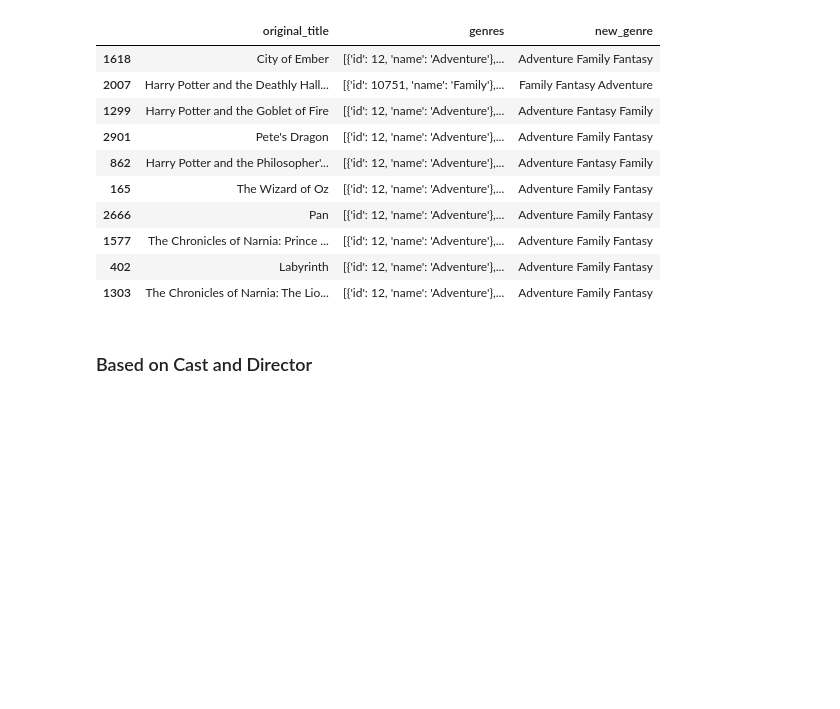
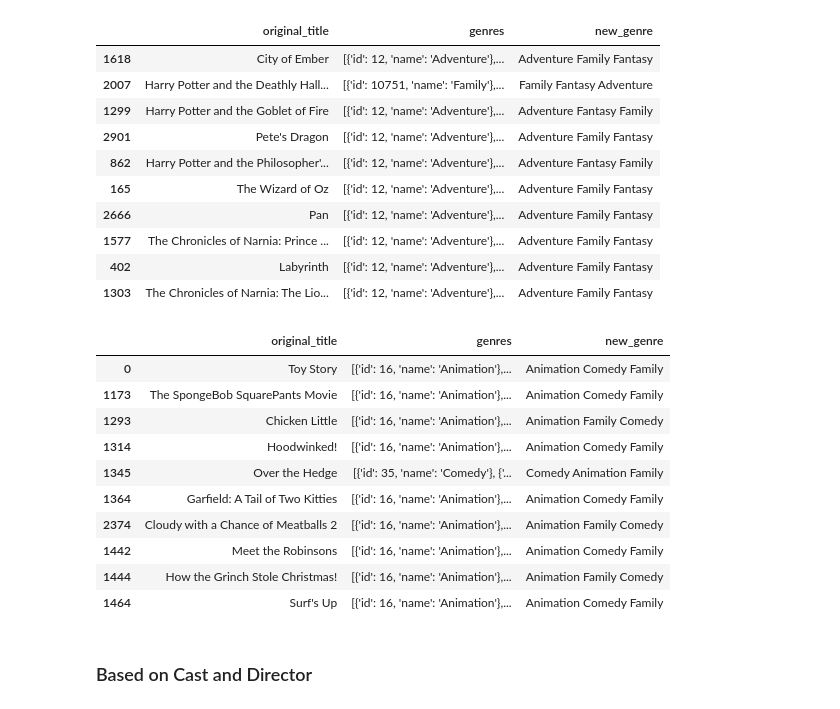
Before and after one commit to jamaludinfikrii/FundamentalDSBandung, a Jupyter notebook: Modul3/Recommendation System/Movie Recommendation System.ipynb, the cells around one changed output. Drawn from its saved outputs; the diff is of its cells as text; code cells hidden in the pictures; blank space fills up the shorter version.

```diff
--- a/Modul3/Recommendation System/Movie Recommendation System.ipynb
+++ b/Modul3/Recommendation System/Movie Recommendation System.ipynb
@@ -172,6 +172,20 @@ def get_recommendation_based_genres(title):
     series_similar = pd.Series(cos_sim_movie[index_to_search])
     index_similar = series_similar.sort_values(ascending=False).head(10).index
     return cb_genres.loc[index_similar]
+# %%
+get_recommendation_based_genres('Toy Story')
+# %% [output]
+|  | original_title | genres | new_genre |
+| 0 | Toy Story | [{'id': 16, 'name': 'Animation'},... | Animation Comedy Family |
+| 1173 | The SpongeBob SquarePants Movie | [{'id': 16, 'name': 'Animation'},... | Animation Comedy Family |
+| 1293 | Chicken Little | [{'id': 16, 'name': 'Animation'},... | Animation Family Comedy |
+| 1314 | Hoodwinked! | [{'id': 16, 'name': 'Animation'},... | Animation Comedy Family |
+| 1345 | Over the Hedge | [{'id': 35, 'name': 'Comedy'}, {'... | Comedy Animation Family |
+| 1364 | Garfield: A Tail of Two Kitties | [{'id': 16, 'name': 'Animation'},... | Animation Comedy Family |
+| 2374 | Cloudy with a Chance of Meatballs 2 | [{'id': 16, 'name': 'Animation'},... | Animation Family Comedy |
+| 1442 | Meet the Robinsons | [{'id': 16, 'name': 'Animation'},... | Animation Comedy Family |
+| 1444 | How the Grinch Stole Christmas! | [{'id': 16, 'name': 'Animation'},... | Animation Family Comedy |
+| 1464 | Surf's Up | [{'id': 16, 'name': 'Animation'},... | Animation Comedy Family |
 # %% [markdown]
 ### Based on Cast and Director
 # %%
```
Also changed, not shown: parts of 7 cells of this notebook.
